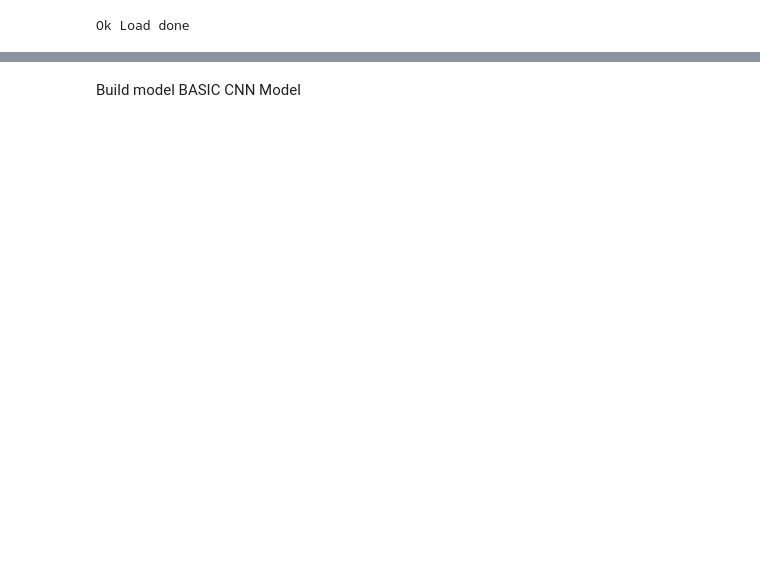
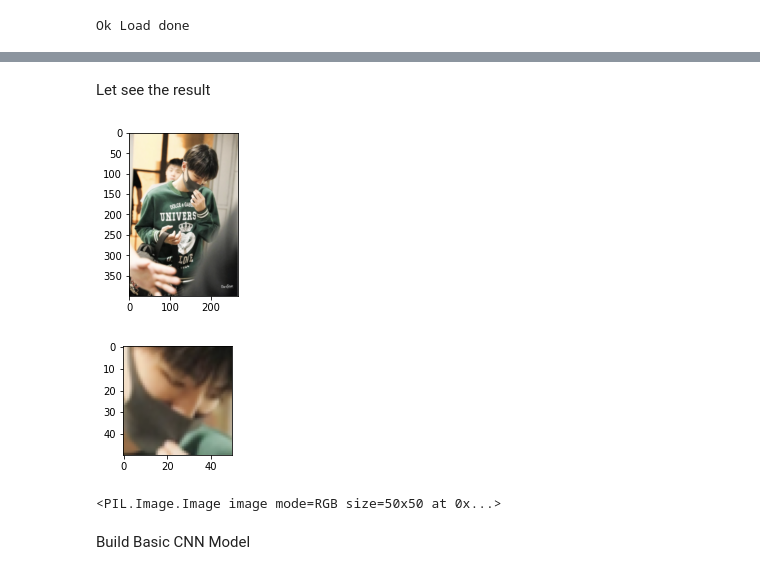
Before and after one commit to ngoc2502/Face-Mask-Detection, a Jupyter notebook: FaceMask.ipynb, the cells around one changed output, grey strips where cells are left out. Cells and saved outputs as stored; diff of their text form; code cells hidden in the pictures; blank space fills up the shorter version.

```diff
--- a/FaceMask.ipynb
+++ b/FaceMask.ipynb
@@ -126,0 +151,33 @@ train_X.shape
+# %%
+def crop(frame_pos,path_image:list,new_size):
+    xmin=[]
+    xmax=[]
+    ymin=[]
+    ymax=[]
+
+    for i in frame_pos['xmin']:
+        xmin.append(i)
+    for i in frame_pos['xmax']:
+        xmax.append(i)
+    for i in frame_pos['ymin']:
+        ymin.append(i)
+    for i in frame_pos['ymax']:
+        ymax.append(i)
+
+    arr_img=[]
+
+    for i in range(len(path_image)):
+        im=Image.open(path_image[i])
+        im=im.convert('RGB')
+        im_arr=np.array(im)
+        im_arr=im_arr[ymin[i]:ymax[i],xmin[i]:xmax[i],:]
+        image=Image.fromarray(im_arr)
+        image=image.resize(new_size)
+        arr_img.append(image)
+
+    return arr_img
+# %%
+new_size=50,50
+train_X_set=crop(train_Y,path_to_train_X,new_size)
+val_X_set=crop(val_Y,path_to_val_X,new_size)
+test_X_set=crop(test_Y,path_to_test_X,new_size)
@@ -127,2 +209,19 @@ train_X.shape
+# %% [markdown]
+Let see the result
+# %%
+im=Image.open(path_to_train_X[30])
+plt.figure(figsize=(3,3))
+plt.imshow(im)
+plt.show()
+
+plt.figure(figsize=(2,2))
+plt.imshow(train_X_set[30])
+plt.show()
+
+print(train_X_set[10])
+# %% [output]
+[figure, added]
+[figure, added]
+<PIL.Image.Image image mode=RGB size=50x50 at 0x...>
 # %% [markdown]
-Build model BASIC CNN Model
+Build  Basic CNN Model
```
Also changed, not shown: parts of 27 cells of this notebook, 7 other files.
